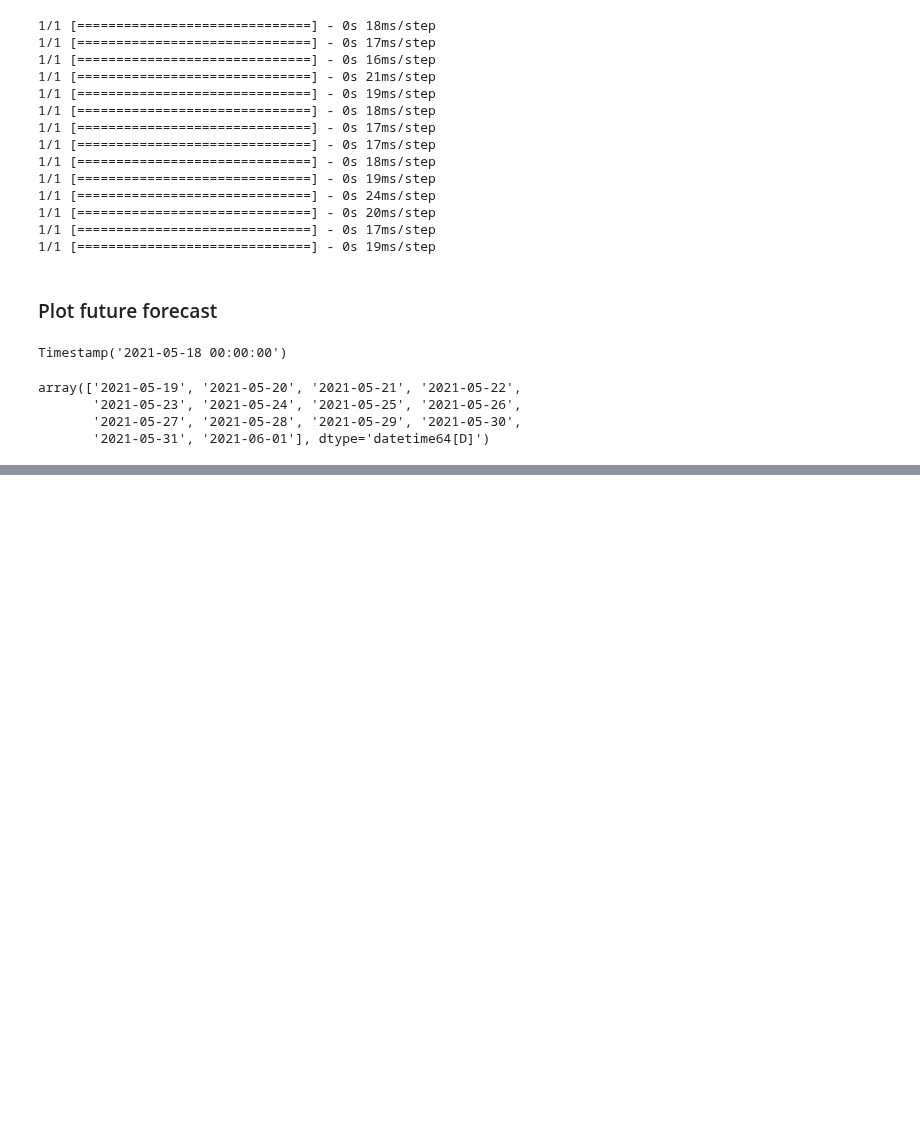
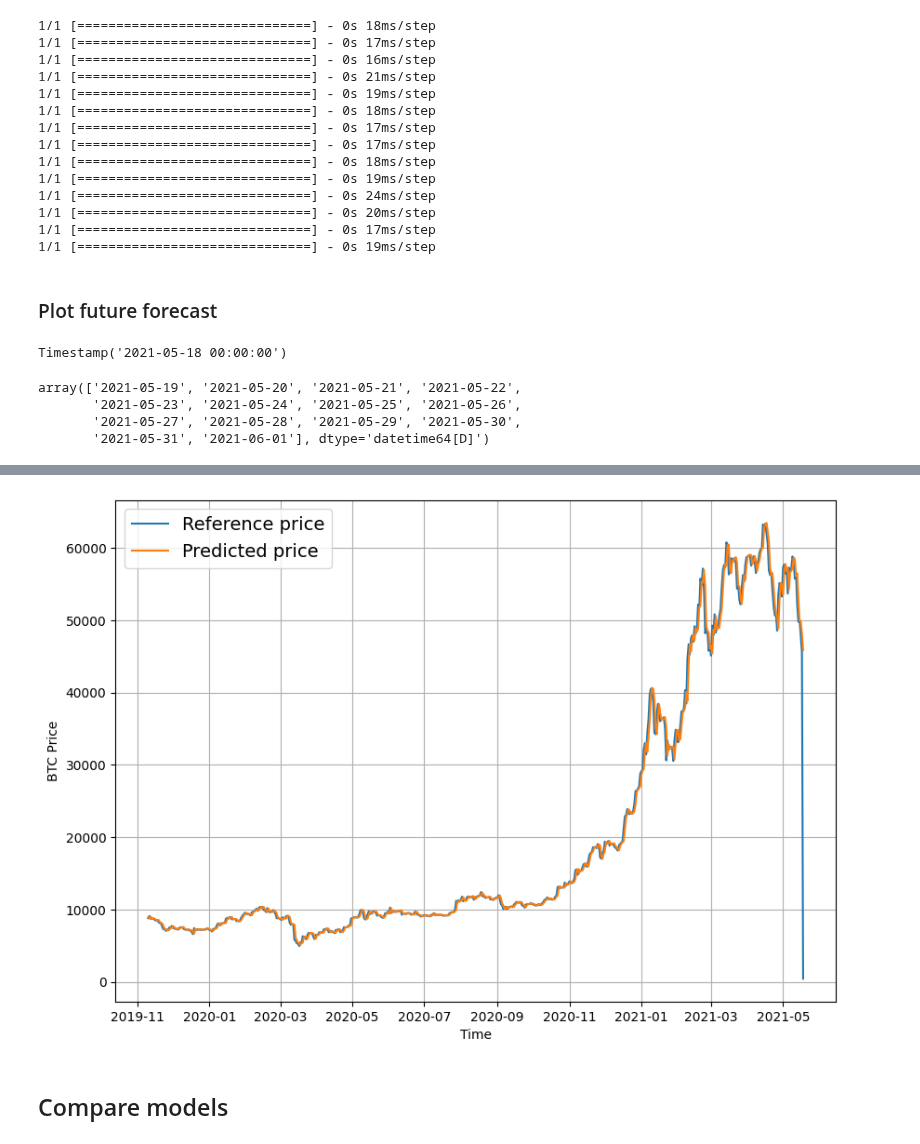
Before and after one commit to kacper-dobrow/tensorflow-course, a Jupyter notebook: 10_time_series_forecasting_with_tensorflow.ipynb, the cells around one changed output, grey strips where cells are left out. Drawn from its saved outputs; the diff is of its cells as text; code cells hidden in the pictures; blank space fills up the shorter version.

```diff
--- a/10_time_series_forecasting_with_tensorflow.ipynb
+++ b/10_time_series_forecasting_with_tensorflow.ipynb
@@ -1635,0 +1692,4 @@ plot_time_series(next_timesteps, future_forecast, format="-", label="Predicted B
+# %%
+# Load best performing turkey model
+model_10 = tf.keras.models.load_model("/content/model_experiments/model_10_turkey_model")
+model_10.evaluate(X_test, y_test)
@@ -1635,0 +1699,5 @@ plot_time_series(next_timesteps, future_forecast, format="-", label="Predicted B
+# %%
+# make preds
+model_10_preds = model_10.predict(X_test)
+model_10_results = evaluate_preds(y_test, model_10_preds)
+model_10_results
@@ -1635,0 +1711,9 @@ plot_time_series(next_timesteps, future_forecast, format="-", label="Predicted B
+# %%
+plt.figure(figsize=(10, 7))
+offset=0
+plot_time_series(btc_timesteps_turkey[-len(X_test):], btc_price_turkey[-len(X_test):], format="-", start=offset, label="Reference price")
+plot_time_series(btc_timesteps_turkey[-len(X_test):], model_10_preds, format="-", start=offset, label="Predicted price")
+# %% [output]
+[figure, added]
+# %% [markdown]
+## Compare models
```
Also changed, not shown: parts of 14 cells of this notebook.
